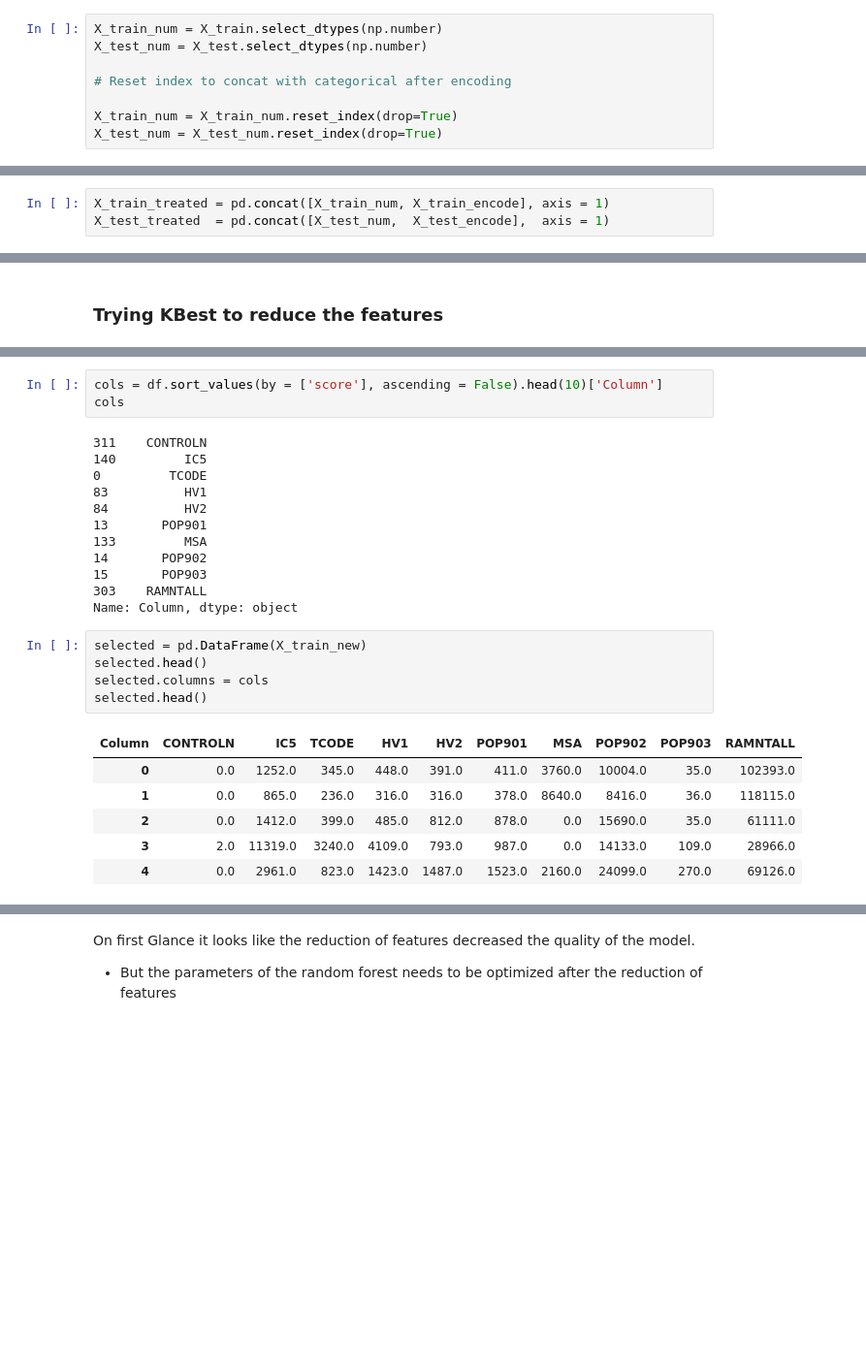
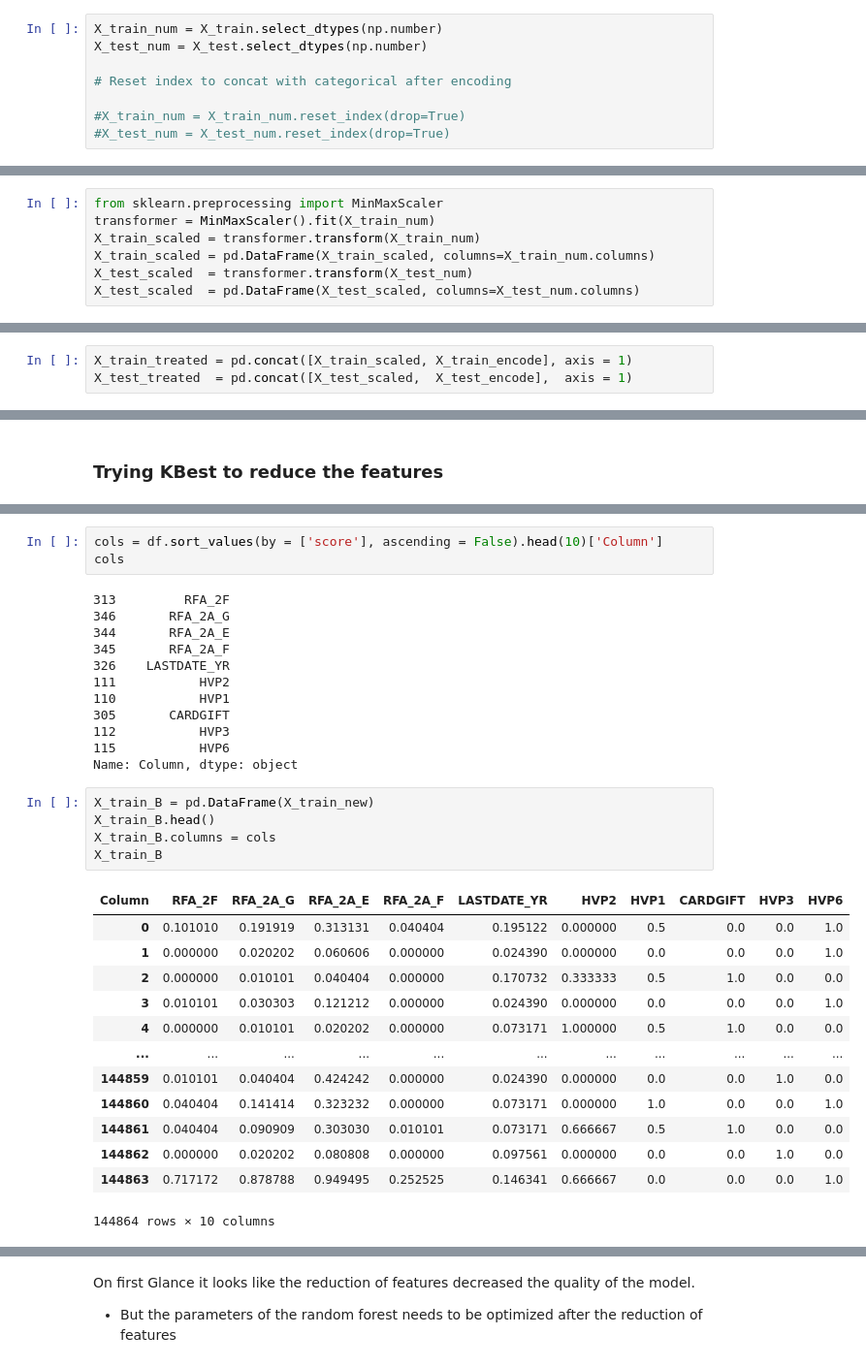
Before and after one commit to Amrmostafa-1/lab-random-forests, a Jupyter notebook: files_for_lab/lab-random-forests.ipynb, the cells around one changed output, grey strips where cells are left out. Shown: that part at 97% size. Drawn from its saved outputs; the diff is of its cells as text; blank space fills up the shorter version.

```diff
--- a/files_for_lab/lab-random-forests.ipynb
+++ b/files_for_lab/lab-random-forests.ipynb
@@ -52,5 +52,5 @@ X_test_num = X_test.select_dtypes(np.number)
 
 # Reset index to concat with categorical after encoding
 
-X_train_num = X_train_num.reset_index(drop=True)
-X_test_num = X_test_num.reset_index(drop=True)
+#X_train_num = X_train_num.reset_index(drop=True)
+#X_test_num = X_test_num.reset_index(drop=True)
@@ -59,3 +57,10 @@ Not going to normalize the numericals as I want to see how the random forests ha
+# %%
+from sklearn.preprocessing import MinMaxScaler
+transformer = MinMaxScaler().fit(X_train_num)
+X_train_scaled = transformer.transform(X_train_num)
+X_train_scaled = pd.DataFrame(X_train_scaled, columns=X_train_num.columns)
+X_test_scaled  = transformer.transform(X_test_num)
+X_test_scaled  = pd.DataFrame(X_test_scaled, columns=X_test_num.columns)
 # %% [markdown]
 #### Categorical
 # %%
@@ -74,8 +79,8 @@ X_test_encode = pd.DataFrame(X_test_encode, columns=encoder.get_feature_names_ou
 # %% [markdown]
 #### Concat the numerical and encoded categoricals
 # %%
-X_train_treated = pd.concat([X_train_num, X_train_encode], axis = 1)
-X_test_treated  = pd.concat([X_test_num,  X_test_encode],  axis = 1)
+X_train_treated = pd.concat([X_train_scaled, X_train_encode], axis = 1)
+X_test_treated  = pd.concat([X_test_scaled,  X_test_encode],  axis = 1)
 # %%
 print(X_train_treated.isna().sum().sum())
 print(X_test_treated.isna().sum().sum())
@@ -158,26 +163,33 @@ print(df.sort_values(by = ['score'], ascending = False).head(10))
 cols = df.sort_values(by = ['score'], ascending = False).head(10)['Column']
 cols
 # %% [output]
-311    CONTROLN
-140         IC5
-0         TCODE
-83          HV1
-84          HV2
-13       POP901
-133         MSA
-14       POP902
-15       POP903
-303    RAMNTALL
+313         RFA_2F
+346       RFA_2A_G
+344       RFA_2A_E
+345       RFA_2A_F
+326    LASTDATE_YR
+111           HVP2
+110           HVP1
+305       CARDGIFT
+112           HVP3
+115           HVP6
 Name: Column, dtype: object
 # %%
-selected = pd.DataFrame(X_train_new)
-selected.head()
-selected.columns = cols
-selected.head()
+X_train_B = pd.DataFrame(X_train_new)
+X_train_B.head()
+X_train_B.columns = cols
+X_train_B
 # %% [output]
-| Column | CONTROLN | IC5 | TCODE | HV1 | HV2 | POP901 | MSA | POP902 | POP903 | RAMNTALL |
-| 0 | 0.0 | 1252.0 | 345.0 | 448.0 | 391.0 | 411.0 | 3760.0 | 10004.0 | 35.0 | 102393.0 |
-| 1 | 0.0 | 865.0 | 236.0 | 316.0 | 316.0 | 378.0 | 8640.0 | 8416.0 | 36.0 | 118115.0 |
-| 2 | 0.0 | 1412.0 | 399.0 | 485.0 | 812.0 | 878.0 | 0.0 | 15690.0 | 35.0 | 61111.0 |
-| 3 | 2.0 | 11319.0 | 3240.0 | 4109.0 | 793.0 | 987.0 | 0.0 | 14133.0 | 109.0 | 28966.0 |
-| 4 | 0.0 | 2961.0 | 823.0 | 1423.0 | 1487.0 | 1523.0 | 2160.0 | 24099.0 | 270.0 | 69126.0 |
+| Column | RFA_2F | RFA_2A_G | RFA_2A_E | RFA_2A_F | LASTDATE_YR | HVP2 | HVP1 | CARDGIFT | HVP3 | HVP6 |
+| 0 | 0.101010 | 0.191919 | 0.313131 | 0.040404 | 0.195122 | 0.000000 | 0.5 | 0.0 | 0.0 | 1.0 |
+| 1 | 0.000000 | 0.020202 | 0.060606 | 0.000000 | 0.024390 | 0.000000 | 0.0 | 0.0 | 0.0 | 1.0 |
+| 2 | 0.000000 | 0.010101 | 0.040404 | 0.000000 | 0.170732 | 0.333333 | 0.5 | 1.0 | 0.0 | 0.0 |
+| 3 | 0.010101 | 0.030303 | 0.121212 | 0.000000 | 0.024390 | 0.000000 | 0.0 | 0.0 | 0.0 | 1.0 |
+| 4 | 0.000000 | 0.010101 | 0.020202 | 0.000000 | 0.073171 | 1.000000 | 0.5 | 1.0 | 0.0 | 0.0 |
+| ... | ... | ... | ... | ... | ... | ... | ... | ... | ... | ... |
+| 144859 | 0.010101 | 0.040404 | 0.424242 | 0.000000 | 0.024390 | 0.000000 | 0.0 | 0.0 | 1.0 | 0.0 |
+| 144860 | 0.040404 | 0.141414 | 0.323232 | 0.000000 | 0.073171 | 0.000000 | 1.0 | 0.0 | 0.0 | 1.0 |
+| 144861 | 0.040404 | 0.090909 | 0.303030 | 0.010101 | 0.073171 | 0.666667 | 0.5 | 1.0 | 0.0 | 0.0 |
+| 144862 | 0.000000 | 0.020202 | 0.080808 | 0.000000 | 0.097561 | 0.000000 | 0.0 | 0.0 | 1.0 | 0.0 |
+| 144863 | 0.717172 | 0.878788 | 0.949495 | 0.252525 | 0.146341 | 0.666667 | 0.0 | 0.0 | 0.0 | 1.0 |
+144864 rows × 10 columns
```
Also changed, not shown: parts of 108 cells of this notebook, 3 other files.
